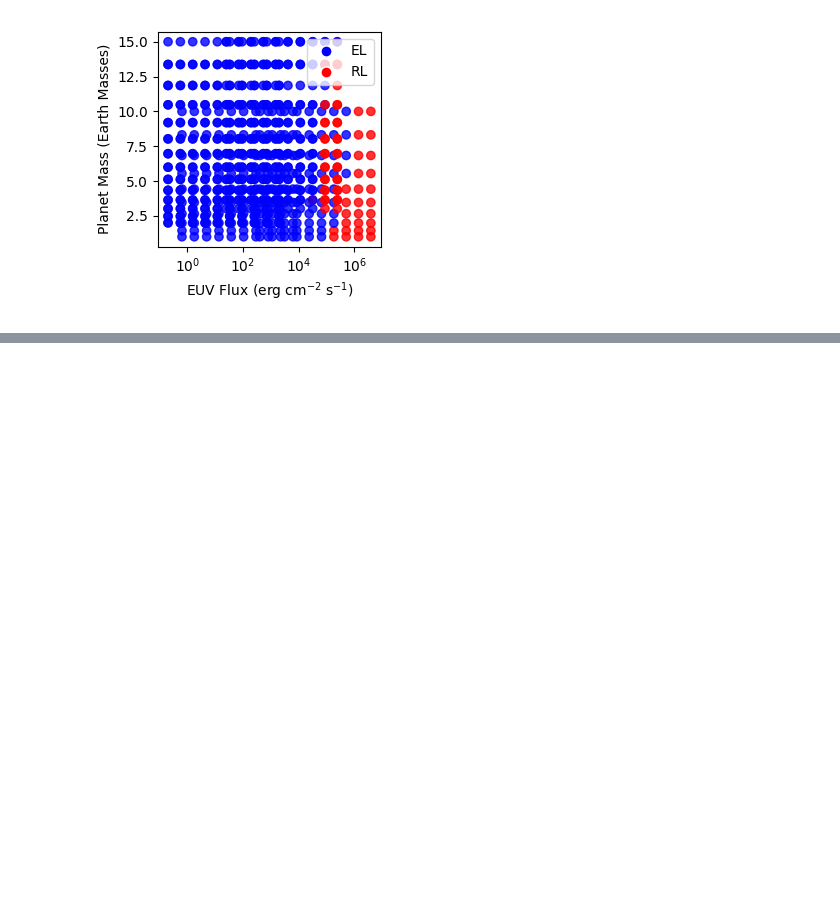
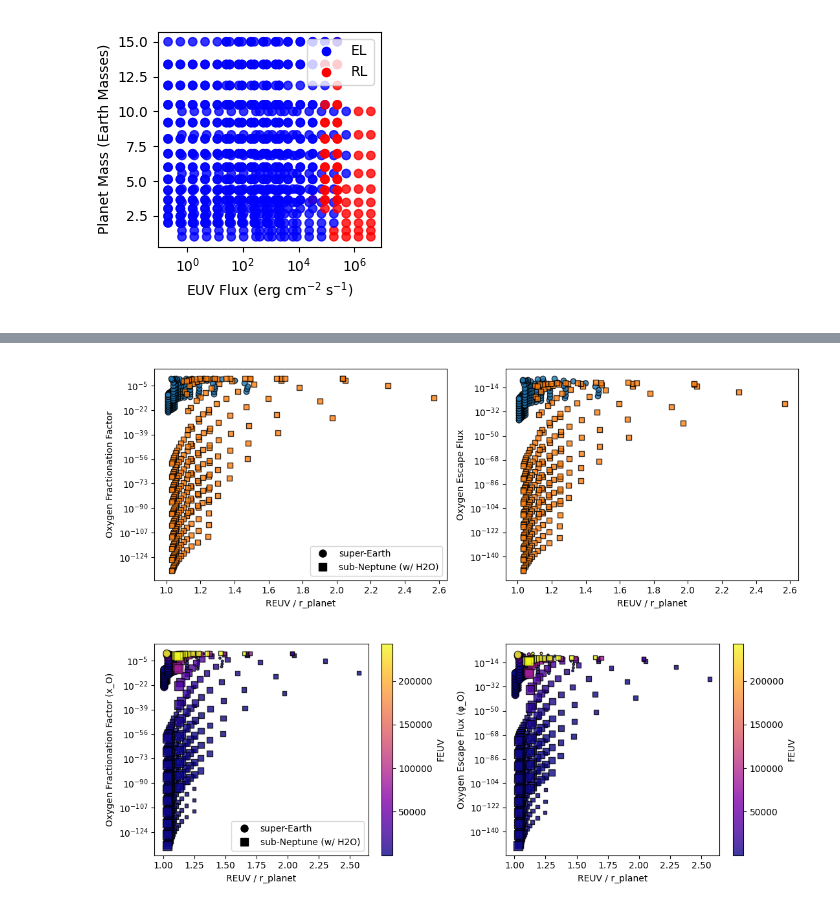
Before and after one commit to ExoInteriors/BOREAS, a Jupyter notebook: Plots.ipynb, the cells around one changed output, grey strips where cells are left out. Drawn from its saved outputs; the diff is of its cells as text; code cells hidden in the pictures; blank space fills up the shorter version.

```diff
--- a/Plots.ipynb
+++ b/Plots.ipynb
@@ -30,0 +43,6 @@ ResultsHandler.Mdot_FEUV_subplots_by_planet(df_combined)
+# %%
+ResultsHandler.REUV_rplanet_vs_OxygenIndicators(df_combined)
+ResultsHandler.REUV_rplanet_vs_OxygenIndicators2(df_combined)
+# %% [output]
+[figure, added]
+[figure, added]
```
Also changed, not shown: parts of 6 cells of this notebook, 4 other files.
